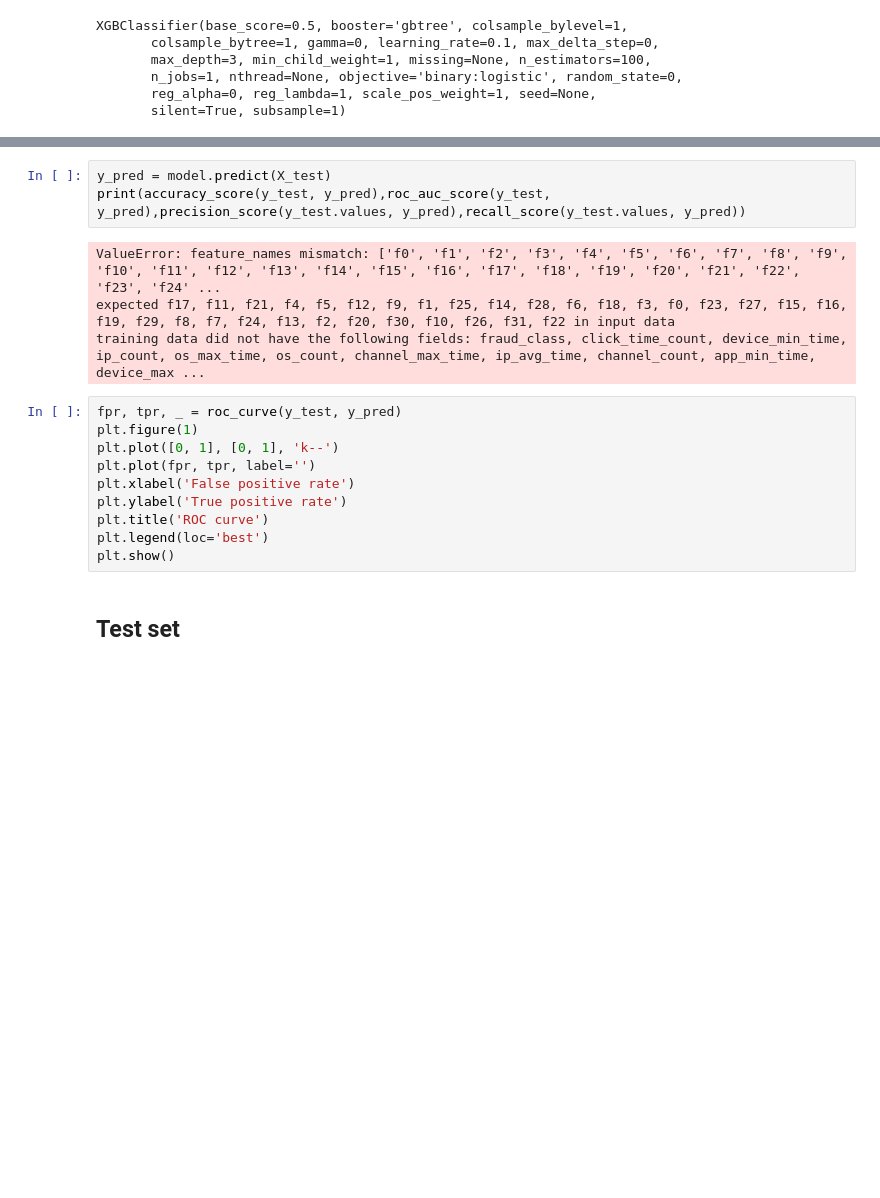
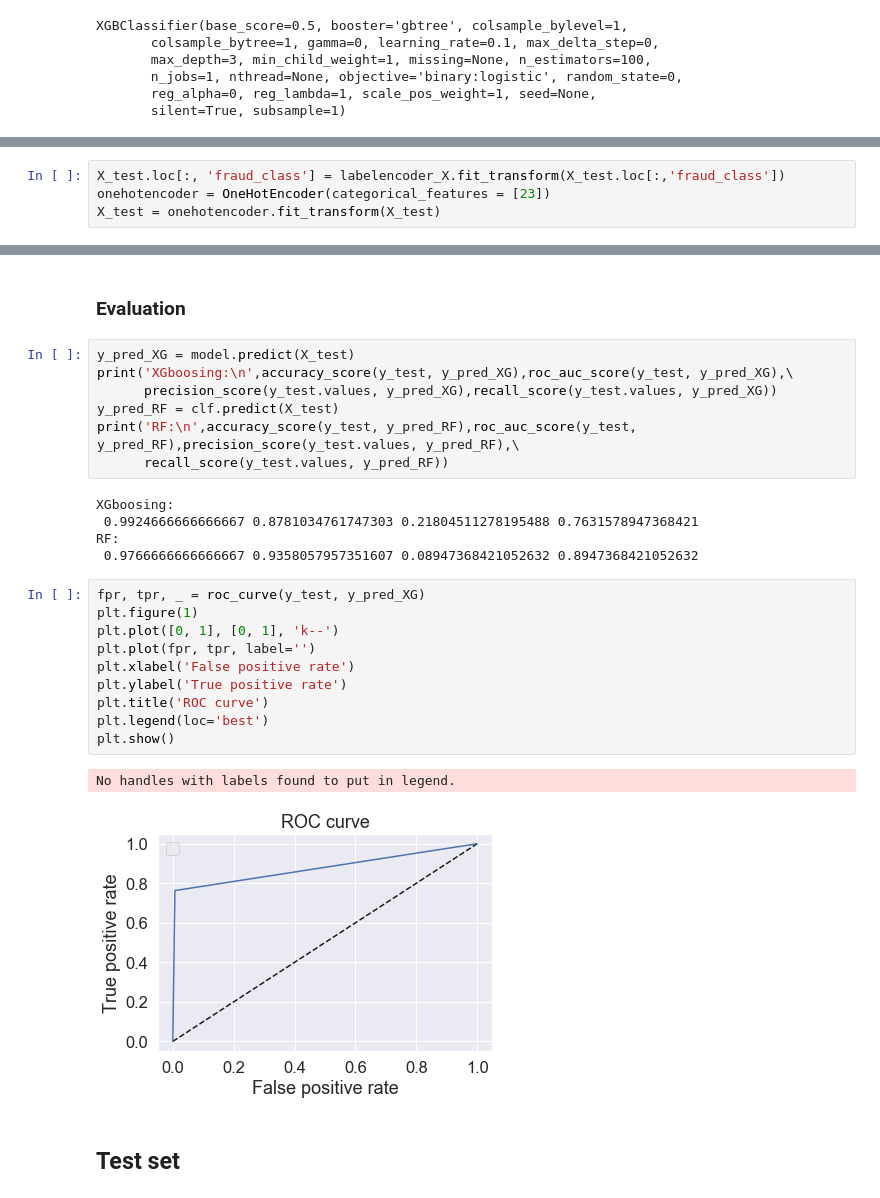
Before and after one commit to seawids-team3/adtracking-fraud-detection, a Jupyter notebook: notebook/Fraud_prediction-XGboost.ipynb, the cells around one changed output, grey strips where cells are left out. Saved outputs shown, nothing was run; the diff lists cells and outputs as text; blank space fills up the shorter version.

```diff
--- a/notebook/Fraud_prediction-XGboost.ipynb
+++ b/notebook/Fraud_prediction-XGboost.ipynb
@@ -662,0 +675,4 @@ XGBClassifier(base_score=0.5, booster='gbtree', colsample_bylevel=1,
+# %%
+X_test.loc[:, 'fraud_class'] = labelencoder_X.fit_transform(X_test.loc[:,'fraud_class'])
+onehotencoder = OneHotEncoder(categorical_features = [23])
+X_test = onehotencoder.fit_transform(X_test)
@@ -663,20 +688,30 @@ XGBClassifier(base_score=0.5, booster='gbtree', colsample_bylevel=1,
+# %% [markdown]
+### Evaluation
 # %%
-y_pred = model.predict(X_test)
-print(accuracy_score(y_test, y_pred),roc_auc_score(y_test, y_pred),precision_score(y_test.values, y_pred),recall_score(y_test.values, y_pred))
+y_pred_XG = model.predict(X_test)
+print('XGboosing:\n',accuracy_score(y_test, y_pred_XG),roc_auc_score(y_test, y_pred_XG),\
+      precision_score(y_test.values, y_pred_XG),recall_score(y_test.values, y_pred_XG))
+y_pred_RF = clf.predict(X_test)
+print('RF:\n',accuracy_score(y_test, y_pred_RF),roc_auc_score(y_test, y_pred_RF),precision_score(y_test.values, y_pred_RF),\
+      recall_score(y_test.values, y_pred_RF))
 # %% [output]
-ValueError: feature_names mismatch: ['f0', 'f1', 'f2', 'f3', 'f4', 'f5', 'f6', 'f7', 'f8', 'f9', 'f10', 'f11', 'f12', 'f13', 'f14', 'f15', 'f16', 'f17', 'f18', 'f19', 'f20', 'f21', 'f22', 'f23', 'f24' ...
-expected f17, f11, f21, f4, f5, f12, f9, f1, f25, f14, f28, f6, f18, f3, f0, f23, f27, f15, f16, f19, f29, f8, f7, f24, f13, f2, f20, f30, f10, f26, f31, f22 in input data
-training data did not have the following fields: fraud_class, click_time_count, device_min_time, ip_count, os_max_time, os_count, channel_max_time, ip_avg_time, channel_count, app_min_time, device_max ...
+XGboosing:
+ 0.9924666666666667 0.8781034761747303 0.21804511278195488 0.7631578947368421
+RF:
+ 0.9766666666666667 0.9358057957351607 0.08947368421052632 0.8947368421052632
 # %%
-fpr, tpr, _ = roc_curve(y_test, y_pred)
+fpr, tpr, _ = roc_curve(y_test, y_pred_XG)
 plt.figure(1)
 plt.plot([0, 1], [0, 1], 'k--')
 plt.plot(fpr, tpr, label='')
 plt.xlabel('False positive rate')
 plt.ylabel('True positive rate')
 plt.title('ROC curve')
 plt.legend(loc='best')
 plt.show()
+# %% [output]
+No handles with labels found to put in legend.
+[figure, added]
 # %% [markdown]
 ## Test set
 # %%
```
Also changed, not shown: parts of 11 cells of this notebook.
